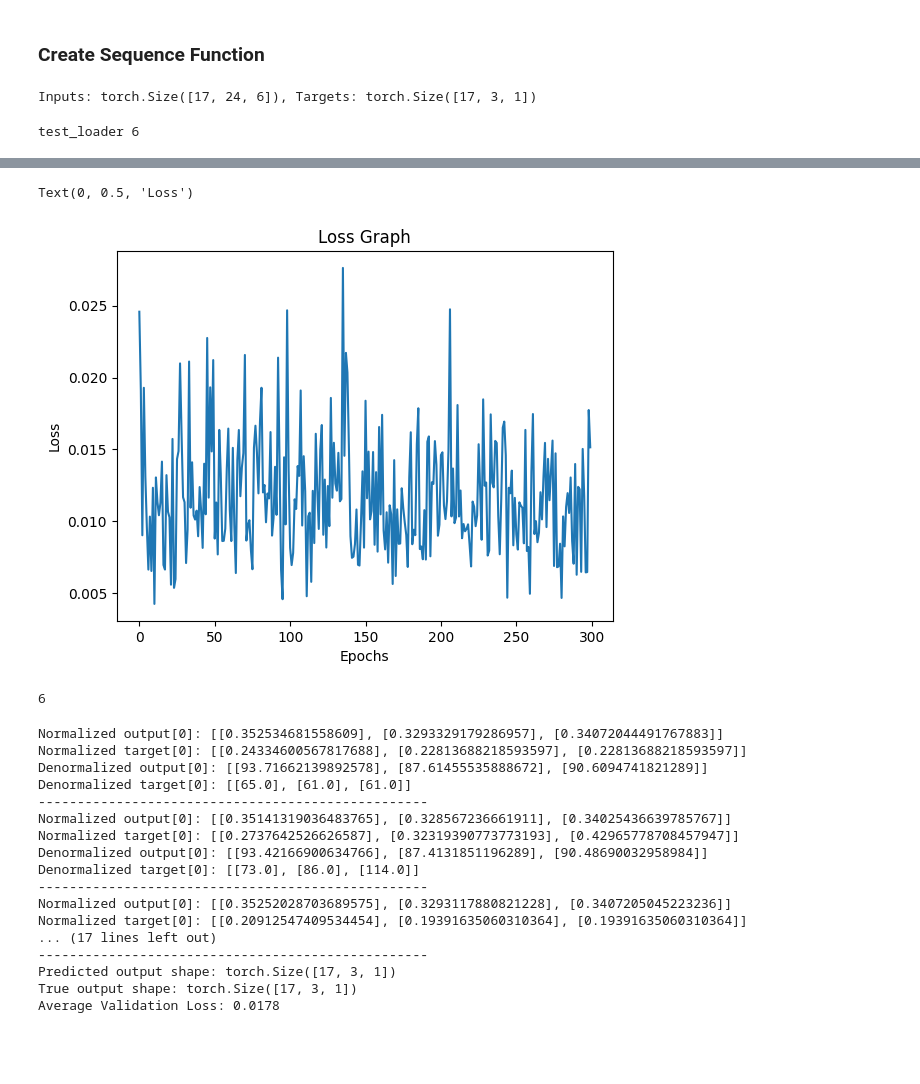
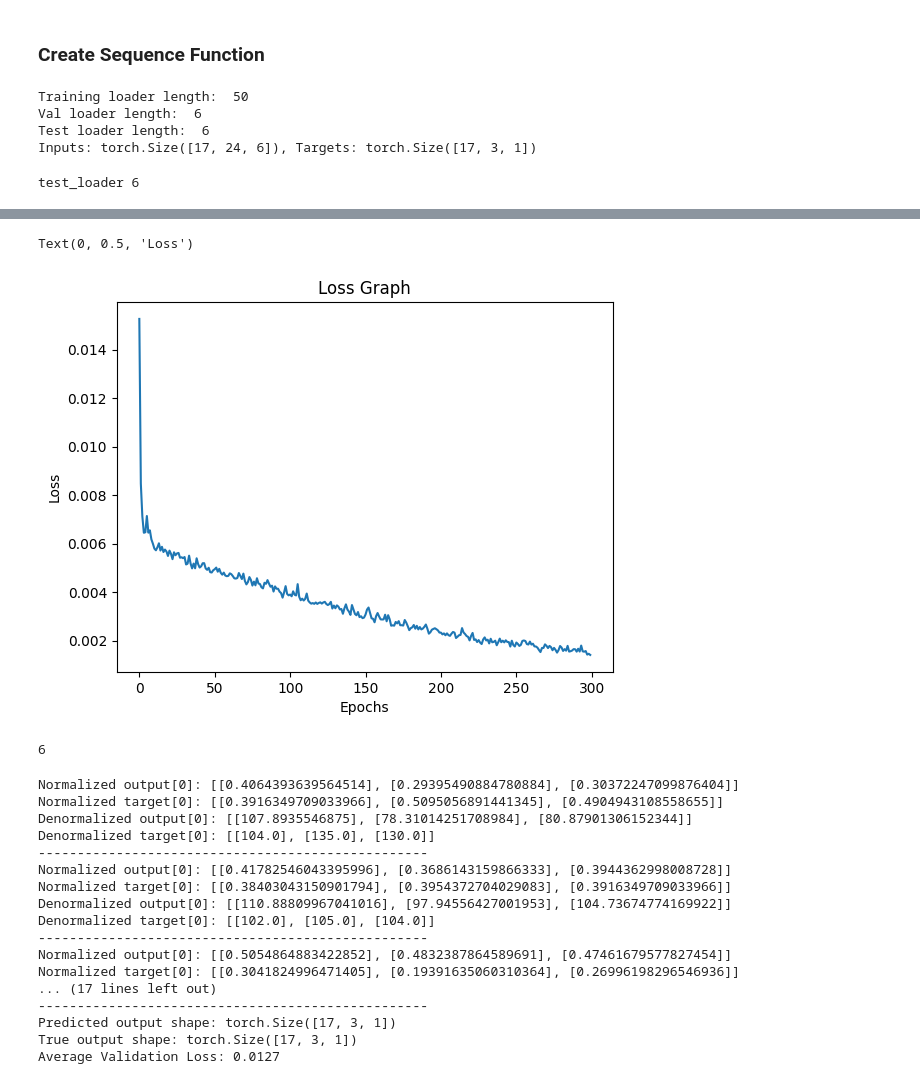
Before and after one commit to SSTengNic/DL_Project, a Jupyter notebook: Taxi_Prediction.ipynb, the cells around one changed output, grey strips where cells are left out. Saved outputs shown, nothing was run; the diff lists cells and outputs as text; code cells hidden in the pictures; blank space fills up the shorter version.

```diff
--- a/Taxi_Prediction.ipynb
+++ b/Taxi_Prediction.ipynb
@@ -260,11 +260,18 @@ train_loader = DataLoader(train_dataset, batch_size=batch_size, shuffle=True, dr
 val_loader = DataLoader(val_dataset, batch_size=batch_size, shuffle=True, drop_last=True)
 test_loader = DataLoader(test_dataset, batch_size=batch_size, shuffle=True, drop_last=True)
 
+print("Training loader length: ", len(train_loader))
+print("Val loader length: ", len(val_loader))
+print("Test loader length: ", len(test_loader))
+
 # Example of accessing a batch of data
 for inputs, targets in train_loader:
     print(f'Inputs: {inputs.shape}, Targets: {targets.shape}')
     break  # Only print the first batch for verification
 # %% [output]
+Training loader length:  50
+Val loader length:  6
+Test loader length:  6
 Inputs: torch.Size([17, 24, 6]), Targets: torch.Size([17, 3, 1])
 # %%
 
@@ -321,7 +328,6 @@ class LSTM_pt(torch.nn.Module):
         # Fully connected layer
         self.fc = torch.nn.Sequential(
             torch.nn.Linear(hidden_dim, output_dim),
-            torch.nn.Sigmoid()  # Helps prevent constant outputs
         )
 
     def forward(self, x, h0=None, c0=None):
@@ -340,7 +346,7 @@ class LSTM_pt(torch.nn.Module):
 
         return out, hn, cn
 # %%
-def train(model, dataloader,num_layers, hidden_size, num_epochs, learning_rate, device, ):
+def train(model, dataloader, num_epochs, learning_rate, device):
     # Set the loss function and optimizer
     criterion = torch.nn.MSELoss()
     optimizer = torch.optim.Adam(model.parameters(), lr=learning_rate)
@@ -348,28 +354,33 @@ def train(model, dataloader,num_layers, hidden_size, num_epochs, learning_rate,
     loss_graph = []
 
     for epoch in range(num_epochs):
-        loss=0
-        hidden_state, cell_state = None, None
-        optimizer.zero_grad() #Double check if this is the right position
-        for batch_idx, (inputs, targets) in enumerate(train_loader):
-            if batch_idx == len(train_loader) - 1:
-                break  # Skip the last batch
-            # Initialize hidden state and cell state for each batch
-            # Forward pass
-            output, cell_state, hidden_state = model(inputs,cell_state, hidden_state)
+        epoch_loss = 0.0
+
+        hidden_state, cell_state = None, None  # Reset for each epoch
+
+        for batch_idx, (inputs, targets) in enumerate(dataloader):
+            inputs, targets = inputs.to(device), targets.to(device)
+
+            optimizer.zero_grad()
+
+            output, hidden_state, cell_state = model(inputs, hidden_state, cell_state)
             output = output.unsqueeze(-1)
-            # Calculate loss
+
+            # Compute loss
             loss = criterion(output, targets)
             loss.backward()
             optimizer.step()
 
             hidden_state = hidden_state.detach()
             cell_state = cell_state.detach()
-        loss_graph.append(loss.item())
 
-        if epoch %50 == 0:
-            print(f'Epoch {epoch+1}/{num_epochs}, Loss: {loss/len(dataloader)}')
-    print(f'Epoch {epoch+1}/{num_epochs}, Loss: {loss/len(dataloader)}')
+            epoch_loss += loss.item()
+
+        avg_loss = epoch_loss / len(dataloader)
+        loss_graph.append(avg_loss)
+
+        if epoch % 50 == 0 or epoch == num_epochs - 1:
+            print(f'Epoch {epoch+1}/{num_epochs}, Loss: {avg_loss:.6f}')
 
     return loss_graph
 # %%
@@ -382,7 +393,7 @@ output_size = 3
 dataloader = train_loader
 #Create the model
 model = LSTM_pt(input_size, hidden_size, num_layers, output_size).to(device)
-loss_graph = train(model, dataloader,num_layers, hidden_size, num_epochs = 300, learning_rate = 0.01, device = device)
+loss_graph = train(model, dataloader, num_epochs = 300, learning_rate = 0.01, device = device)
 
 plt.plot(loss_graph)
 plt.title("Loss Graph")
@@ -399,5 +410,5 @@ Epoch 300/300, Loss: 0.00030294948373921216
 Text(0, 0.5, 'Loss')
-[figure, old version]
+[figure, new version]
 # %%
 print(len(test_loader))
 # %% [output]
@@ -444,23 +455,23 @@ print("Predicted output shape:", output.shape)
 print("True output shape:", targets.shape)
 print(f'Average Validation Loss: {loss_value:.4f}')
 # %% [output]
-Normalized output[0]: [[0.352534681558609], [0.3293329179286957], [0.34072044491767883]]
-Normalized target[0]: [[0.24334600567817688], [0.22813688218593597], [0.22813688218593597]]
-Denormalized output[0]: [[93.71662139892578], [87.61455535888672], [90.6094741821289]]
-Denormalized target[0]: [[65.0], [61.0], [61.0]]
+Normalized output[0]: [[0.4064393639564514], [0.29395490884780884], [0.30372247099876404]]
+Normalized target[0]: [[0.3916349709033966], [0.5095056891441345], [0.4904943108558655]]
+Denormalized output[0]: [[107.8935546875], [78.31014251708984], [80.87901306152344]]
+Denormalized target[0]: [[104.0], [135.0], [130.0]]
 --------------------------------------------------
-Normalized output[0]: [[0.35141319036483765], [0.328567236661911], [0.34025436639785767]]
-Normalized target[0]: [[0.2737642526626587], [0.32319390773773193], [0.42965778708457947]]
-Denormalized output[0]: [[93.42166900634766], [87.4131851196289], [90.48690032958984]]
-Denormalized target[0]: [[73.0], [86.0], [114.0]]
+Normalized output[0]: [[0.41782546043395996], [0.3686143159866333], [0.3944362998008728]]
+Normalized target[0]: [[0.38403043150901794], [0.3954372704029083], [0.3916349709033966]]
+Denormalized output[0]: [[110.88809967041016], [97.94556427001953], [104.73674774169922]]
+Denormalized target[0]: [[102.0], [105.0], [104.0]]
 --------------------------------------------------
-Normalized output[0]: [[0.35252028703689575], [0.3293117880821228], [0.3407205045223236]]
-Normalized target[0]: [[0.20912547409534454], [0.19391635060310364], [0.19391635060310364]]
+Normalized output[0]: [[0.5054864883422852], [0.4832387864589691], [0.47461679577827454]]
+Normalized target[0]: [[0.3041824996471405], [0.19391635060310364], [0.26996198296546936]]
 ... (17 lines left out)
 --------------------------------------------------
 Predicted output shape: torch.Size([17, 3, 1])
 True output shape: torch.Size([17, 3, 1])
-Average Validation Loss: 0.0178
+Average Validation Loss: 0.0127
 # %%
 
 # model.eval()
```
Also changed, not shown: parts of 1 cell of this notebook, 14 other files.
